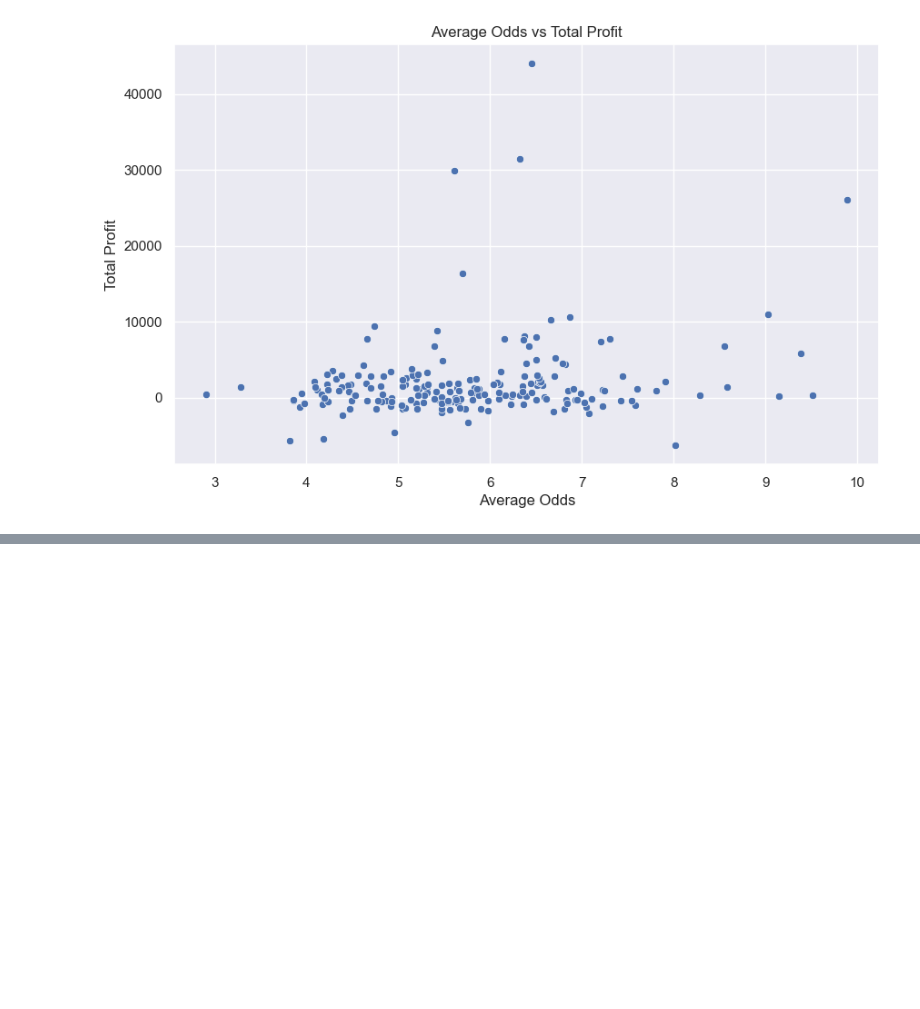
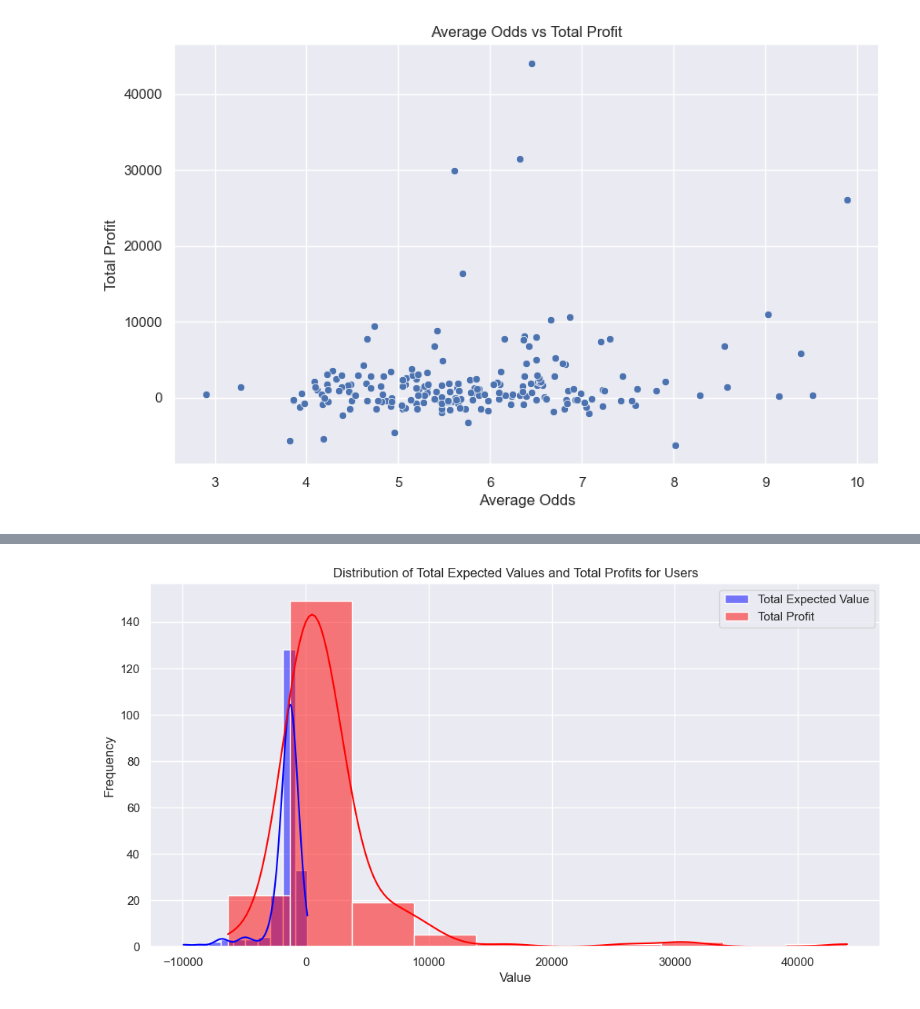
Before and after one commit to avidcyclist/prize_picks_practice, a Jupyter notebook: notebooks/tester.ipynb, the cells around one changed output, grey strips where cells are left out. Cells and saved outputs as stored; diff of their text form; code cells hidden in the pictures; blank space fills up the shorter version.

```diff
--- a/notebooks/tester.ipynb
+++ b/notebooks/tester.ipynb
@@ -742,0 +870,19 @@ Total Actual Payouts: 1778937.1500000001
+# %%
+# Assuming df1 is your DataFrame with the calculated Expected_Value and Profit
+# Group by User_ID and aggregate the data
+user_summary = df1.groupby('User_ID').agg(
+    Total_Expected_Value=('Expected_Value', 'sum'),
+    Total_Profit=('Profit', 'sum')
+).reset_index()
+
+# Plot the overlay histograms
+plt.figure(figsize=(12, 6))
+sns.histplot(user_summary['Total_Expected_Value'], bins=10, kde=True, color='blue', label='Total Expected Value', alpha=0.5)
+sns.histplot(user_summary['Total_Profit'], bins=10, kde=True, color='red', label='Total Profit', alpha=0.5)
+plt.title('Distribution of Total Expected Values and Total Profits for Users')
+plt.xlabel('Value')
+plt.ylabel('Frequency')
+plt.legend()
+plt.show()
+# %% [output]
+[figure, added]
```
Also changed, not shown: parts of 53 cells of this notebook, 1 other file.
